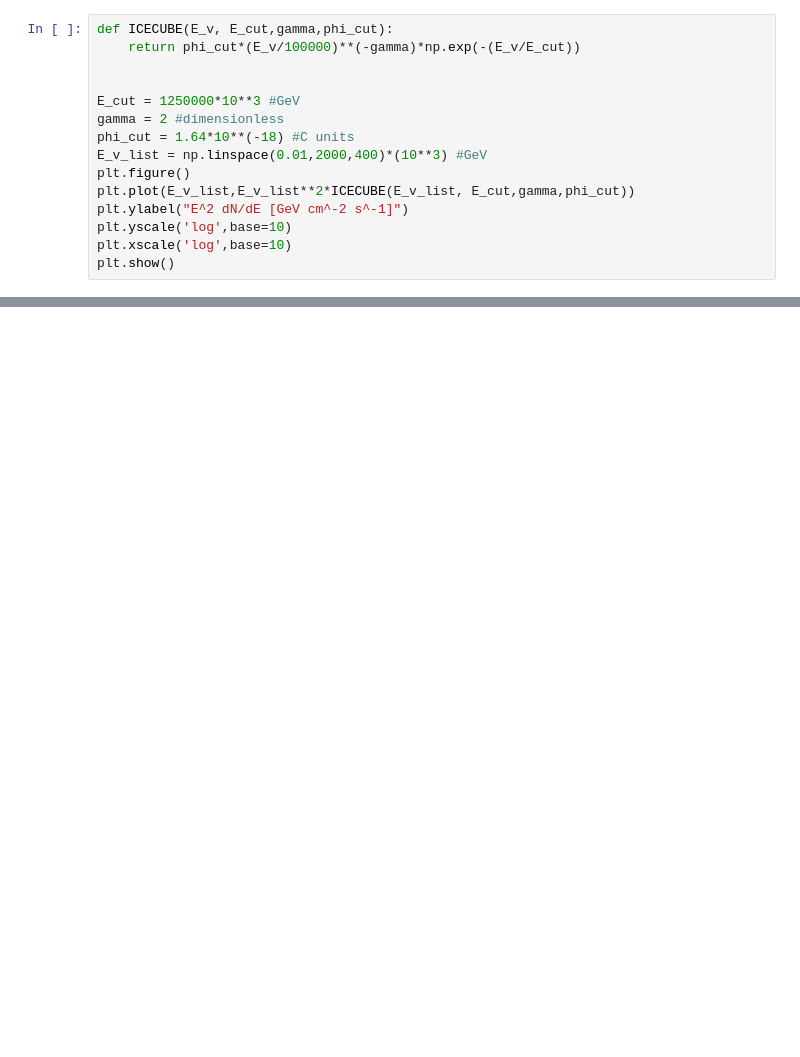
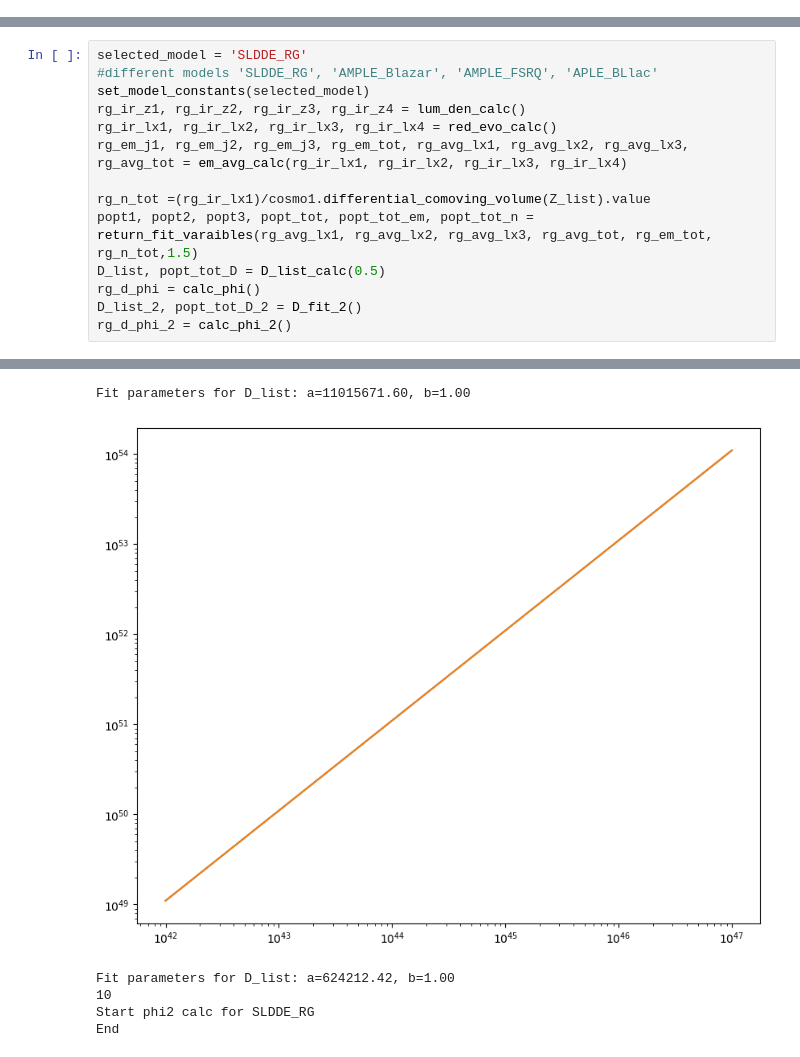
Before and after one commit to henan99/Project-related-to-first-semester-of-masters, a Jupyter notebook: Henrik_XLF_current.ipynb, the cells around one changed output, grey strips where cells are left out. Saved outputs shown, nothing was run; the diff lists cells and outputs as text; blank space fills up the shorter version.

```diff
--- a/Henrik_XLF_current.ipynb
+++ b/Henrik_XLF_current.ipynb
@@ -618,15 +0,0 @@ print(flux_tot * 624.151)
-# %%
-def ICECUBE(E_v, E_cut,gamma,phi_cut):
-    return phi_cut*(E_v/100000)**(-gamma)*np.exp(-(E_v/E_cut))
-
-
-E_cut = 1250000*10**3 #GeV
-gamma = 2 #dimensionless
-phi_cut = 1.64*10**(-18) #C units
-E_v_list = np.linspace(0.01,2000,400)*(10**3) #GeV
-plt.figure()
-plt.plot(E_v_list,E_v_list**2*ICECUBE(E_v_list, E_cut,gamma,phi_cut))
-plt.ylabel("E^2 dN/dE [GeV cm^-2 s^-1]")
-plt.yscale('log',base=10)
-plt.xscale('log',base=10)
-plt.show()
@@ -1105,0 +767,15 @@ plt.show()
+# %%
+selected_model = 'SLDDE_RG'
+#different models 'SLDDE_RG', 'AMPLE_Blazar', 'AMPLE_FSRQ', 'APLE_BLlac'
+set_model_constants(selected_model)
+rg_ir_z1, rg_ir_z2, rg_ir_z3, rg_ir_z4 = lum_den_calc()
+rg_ir_lx1, rg_ir_lx2, rg_ir_lx3, rg_ir_lx4 = red_evo_calc()
+rg_em_j1, rg_em_j2, rg_em_j3, rg_em_tot, rg_avg_lx1, rg_avg_lx2, rg_avg_lx3, rg_avg_tot = em_avg_calc(rg_ir_lx1, rg_ir_lx2, rg_ir_lx3, rg_ir_lx4)
+
+rg_n_tot =(rg_ir_lx1)/cosmo1.differential_comoving_volume(Z_list).value
+popt1, popt2, popt3, popt_tot, popt_tot_em, popt_tot_n = return_fit_varaibles(rg_avg_lx1, rg_avg_lx2, rg_avg_lx3, rg_avg_tot, rg_em_tot, rg_n_tot,1.5)
+D_list, popt_tot_D = D_list_calc(0.5)
+rg_d_phi = calc_phi()
+D_list_2, popt_tot_D_2 = D_fit_2()
+rg_d_phi_2 = calc_phi_2()
+# %% [output]
@@ -1105,0 +796,6 @@ plt.show()
+Fit parameters for D_list: a=11015671.60, b=1.00
+[figure, added]
+Fit parameters for D_list: a=624212.42, b=1.00
+10
+Start phi2 calc for SLDDE_RG
+End
```
Also changed, not shown: parts of 59 cells of this notebook, 25 other files.
